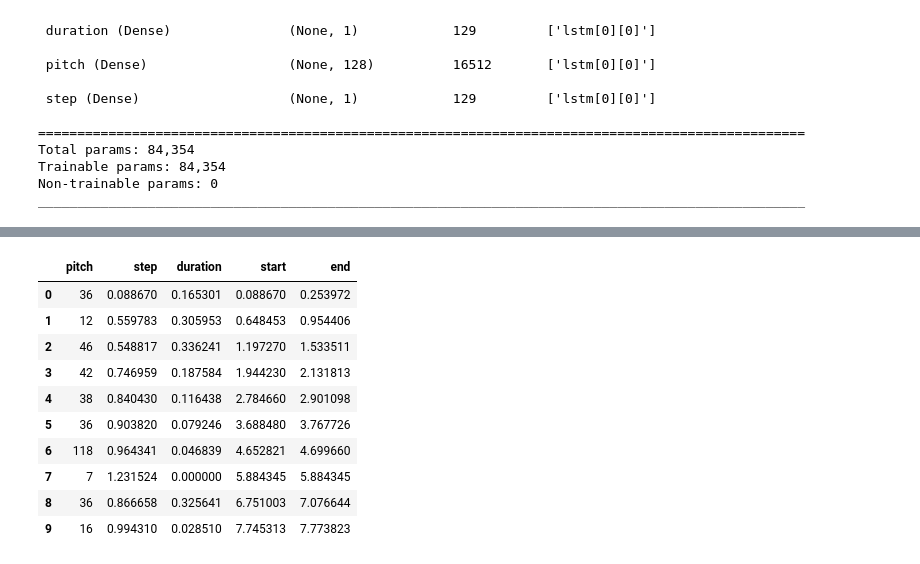
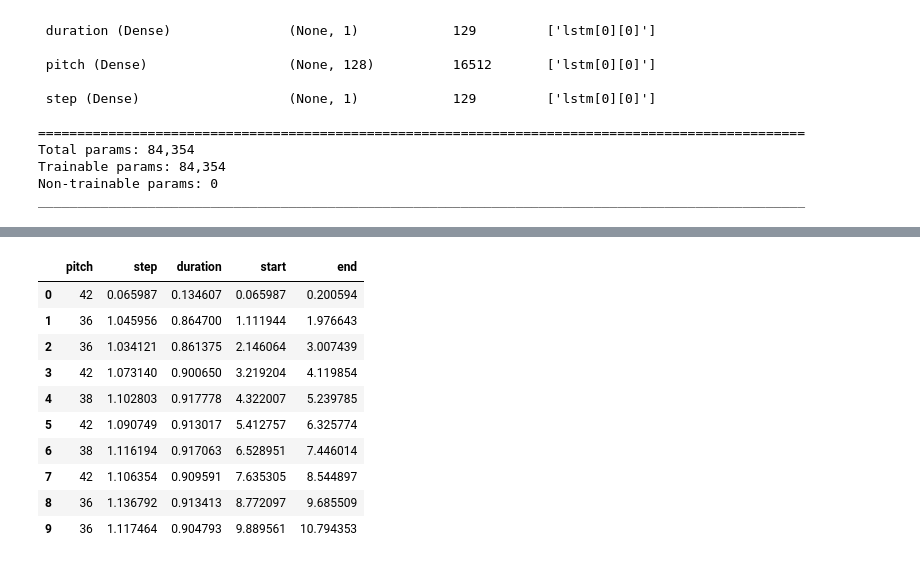
Before and after one commit to adcw/lstm-midi-generator, a Jupyter notebook: network.ipynb, the cells around one changed output, grey strips where cells are left out. Drawn from its saved outputs; the diff is of its cells as text; code cells hidden in the pictures.

```diff
--- a/network.ipynb
+++ b/network.ipynb
@@ -353,7 +359,7 @@ def predict_next_note(notes: np.ndarray, keras_model: tf.keras.Model,
 
     return int(pitch), float(step), float(duration)
 # %%
-temperature = 2.0
+temperature = 1.0
 num_predictions = 120
 
 sample_notes = np.stack([raw_notes[key] for key in key_order], axis=1)
@@ -400,11 +406,11 @@ generated_notes.head(10)
 |  | pitch | step | duration | start | end |
-| 0 | 36 | 0.088670 | 0.165301 | 0.088670 | 0.253972 |
-| 1 | 12 | 0.559783 | 0.305953 | 0.648453 | 0.954406 |
-| 2 | 46 | 0.548817 | 0.336241 | 1.197270 | 1.533511 |
-| 3 | 42 | 0.746959 | 0.187584 | 1.944230 | 2.131813 |
-| 4 | 38 | 0.840430 | 0.116438 | 2.784660 | 2.901098 |
-| 5 | 36 | 0.903820 | 0.079246 | 3.688480 | 3.767726 |
-| 6 | 118 | 0.964341 | 0.046839 | 4.652821 | 4.699660 |
-| 7 | 7 | 1.231524 | 0.000000 | 5.884345 | 5.884345 |
-| 8 | 36 | 0.866658 | 0.325641 | 6.751003 | 7.076644 |
-| 9 | 16 | 0.994310 | 0.028510 | 7.745313 | 7.773823 |
+| 0 | 42 | 0.065987 | 0.134607 | 0.065987 | 0.200594 |
+| 1 | 36 | 1.045956 | 0.864700 | 1.111944 | 1.976643 |
+| 2 | 36 | 1.034121 | 0.861375 | 2.146064 | 3.007439 |
+| 3 | 42 | 1.073140 | 0.900650 | 3.219204 | 4.119854 |
+| 4 | 38 | 1.102803 | 0.917778 | 4.322007 | 5.239785 |
+| 5 | 42 | 1.090749 | 0.913017 | 5.412757 | 6.325774 |
+| 6 | 38 | 1.116194 | 0.917063 | 6.528951 | 7.446014 |
+| 7 | 42 | 1.106354 | 0.909591 | 7.635305 | 8.544897 |
+| 8 | 36 | 1.136792 | 0.913413 | 8.772097 | 9.685509 |
+| 9 | 36 | 1.117464 | 0.904793 | 9.889561 | 10.794353 |
```
Also changed, not shown: parts of 8 cells of this notebook.
